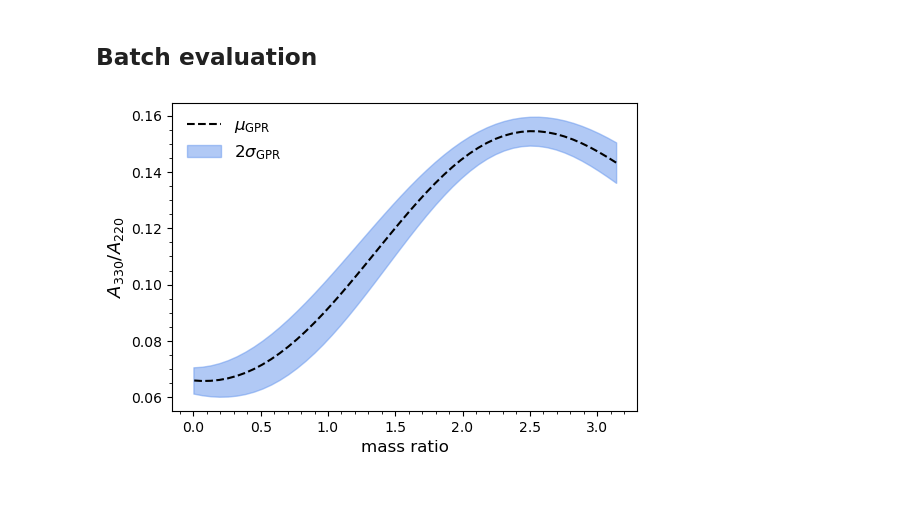
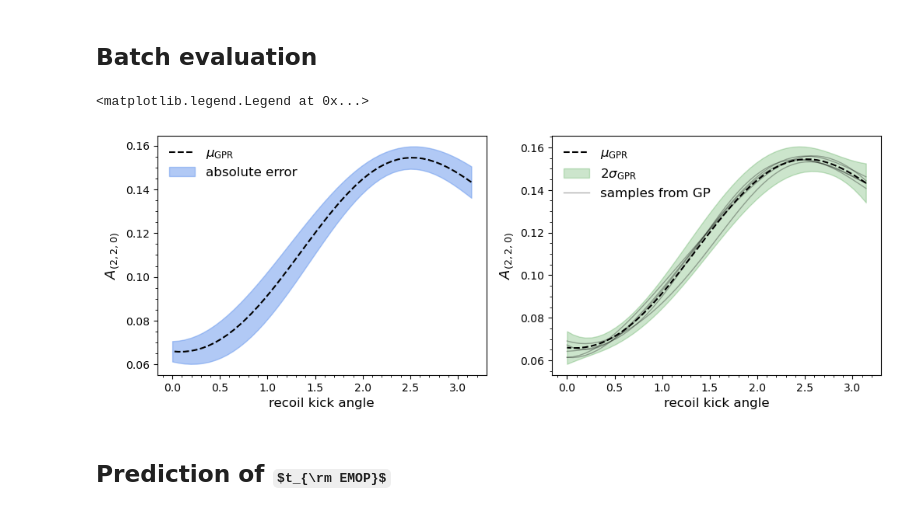
Before and after one commit to FraNob/postmerger, a Jupyter notebook: examples/Prec_models.ipynb, the cells around one changed output. Cells and saved outputs as stored; diff of their text form; code cells hidden in the pictures; some formulas as TeX source.

```diff
--- a/examples/Prec_models.ipynb
+++ b/examples/Prec_models.ipynb
@@ -12,7 +14,3 @@ import matplotlib.pyplot as plt
 import postmerger as pm
 # %% [markdown]
 ## Load fit
-# %%
-fitname = 'Prec6dq10_20M'
-fit = pm.load_fit(fitname)
-fit
@@ -22,0 +17,3 @@ It also provides an uncertainty estimate calibrated on the cross-validation abso
+# %%
+fit_6d = pm.load_fit('Prec6dq10_20M')
+fit_6d
@@ -129,21 +135,37 @@ lm = (2,2)
 mode = (2,2,0)
 
 ## predict
-amp = fit.predict_amp(delta, chi_s, chi_a, theta_f, phi_k, v_k ,lm,mode,return_std=False)
-abs_err = fit.predict_abs_err(delta, chi_s, chi_a, theta_f, phi_k, v_k ,lm,mode,return_std=False)
+amp, sigma_amp = fit_6d.predict_amp(delta, chi_s, chi_a, theta_f, phi_k, v_k ,lm,mode,return_std=True)
+abs_err = fit_6d.predict_abs_err(delta, chi_s, chi_a, theta_f, phi_k, v_k ,lm,mode,return_std=False)
+
+samples = fit_6d.sample_amp(delta, chi_s, chi_a, theta_f, phi_k, v_k ,lm,mode, n_samples = 5)
 # %%
 
-fig, axs = plt.subplots(1,1,figsize=(6,4))
+fig, axs = plt.subplots(1,2,figsize=(12,4))
 
 varying = phi_k
 
-axs.plot(varying,amp,color='k',linestyle='--',label=r'$\mu_{\rm GPR}$')
-axs.fill_between(varying,amp-abs_err,amp+abs_err,alpha=0.5,\
-                 color='cornflowerblue',label=r'$2\sigma_{\rm GPR}$')
-axs.set_xlabel('mass ratio',fontsize=12)
-axs.set_ylabel(r'$A_{330}/A_{220}$',fontsize=13)
-axs.minorticks_on()
-axs.legend(fontsize=12,frameon=False)
-plt.show()
+ax = axs[0]
+ax.plot(varying,amp,color='k',linestyle='--',label=r'$\mu_{\rm GPR}$')
+ax.fill_between(varying,amp-abs_err,amp+abs_err,alpha=0.5,\
+                 color='cornflowerblue',label='absolute error')
+ax.set_xlabel('recoil kick angle',fontsize=12)
+ax.set_ylabel(f'$A_{{{mode}}}$',fontsize=13)
+ax.minorticks_on()
+ax.legend(fontsize=12,frameon=False)
+
+ax = axs[1]
+ax.plot(varying,amp,color='k',linestyle='--',label=r'$\mu_{\rm GPR}$')
+ax.fill_between(varying,amp-2*sigma_amp,amp+2*sigma_amp,alpha=0.2,\
+                 color='green',label=r'$2\sigma_{\rm GPR}$')
+ax.plot(varying, samples[:,0], ls='-', c='k', lw=1, alpha=0.3, label='samples from GP')
+ax.plot(varying, samples[:,1:], ls='-', c='k', lw=1, alpha=0.3,)
+ax.set_xlabel('recoil kick angle',fontsize=12)
+ax.set_ylabel(f'$A_{{{mode}}}$',fontsize=13)
+ax.minorticks_on()
+ax.legend(fontsize=12,frameon=False)
 # %% [output]
+<matplotlib.legend.Legend at 0x...>
-[figure, old version]
+[figure, new version]
+# %% [markdown]
+## Prediction of $t_{\rm EMOP}$
```
Also changed, not shown: parts of 21 cells of this notebook, 5 other files.
